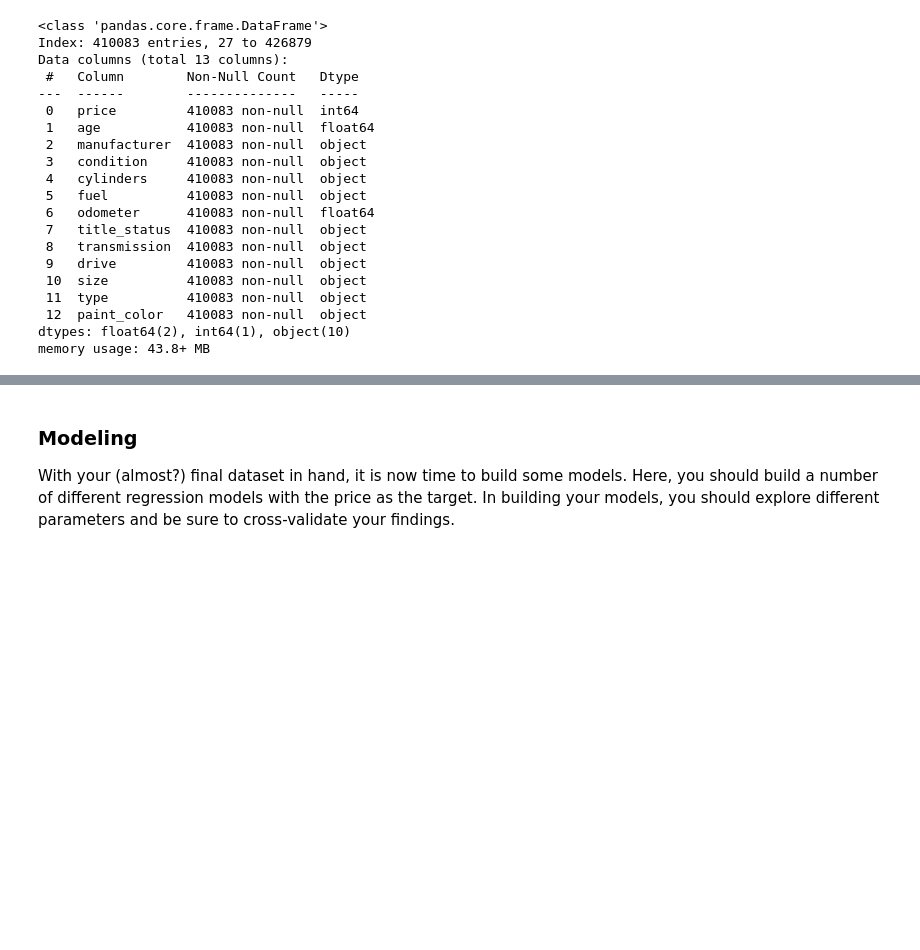
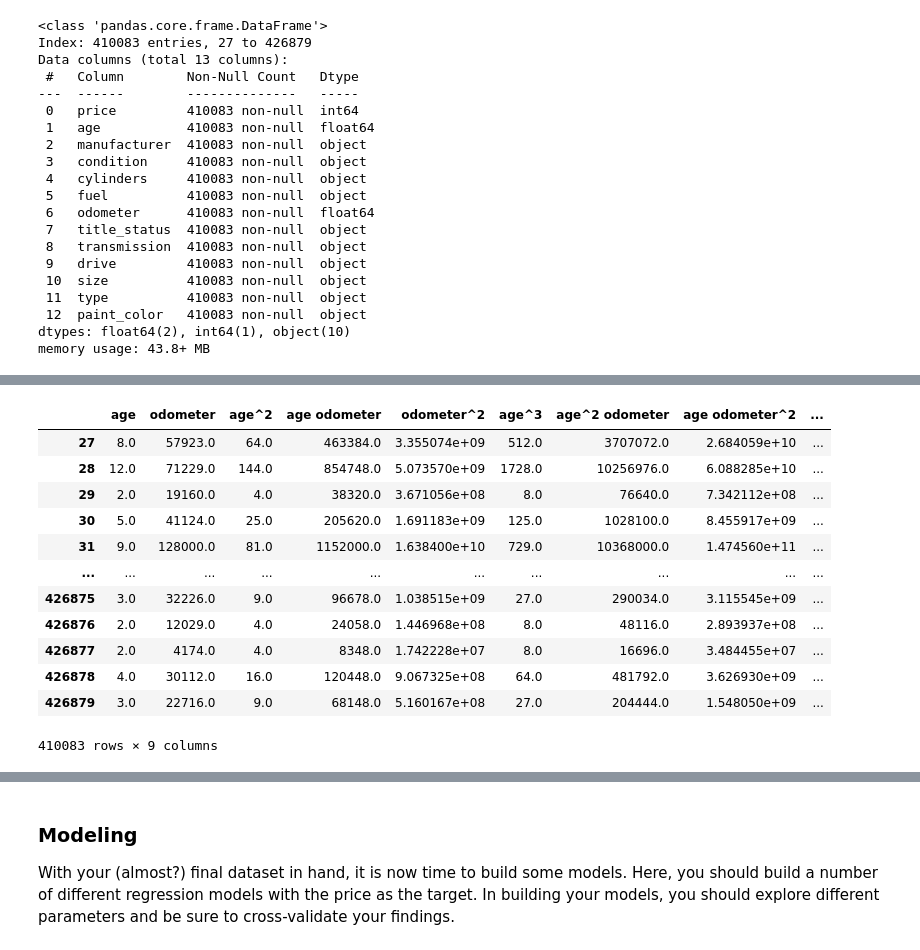
Before and after one commit to kyledunne/mlai-practical-app-2, a Jupyter notebook: prompt_II.ipynb, the cells around one changed output, grey strips where cells are left out. Saved outputs shown, nothing was run; the diff lists cells and outputs as text; code cells hidden in the pictures; blank space fills up the shorter version.

```diff
--- a/prompt_II.ipynb
+++ b/prompt_II.ipynb
@@ -209,0 +234,16 @@ memory usage: 43.8+ MB
+# %%
+transformed
+# %% [output]
+|  | age | odometer | age^2 | age odometer | odometer^2 | age^3 | age^2 odometer | age odometer^2 | ... |
+| 27 | 8.0 | 57923.0 | 64.0 | 463384.0 | 3.355074e+09 | 512.0 | 3707072.0 | 2.684059e+10 | ... |
+| 28 | 12.0 | 71229.0 | 144.0 | 854748.0 | 5.073570e+09 | 1728.0 | 10256976.0 | 6.088285e+10 | ... |
+| 29 | 2.0 | 19160.0 | 4.0 | 38320.0 | 3.671056e+08 | 8.0 | 76640.0 | 7.342112e+08 | ... |
+| 30 | 5.0 | 41124.0 | 25.0 | 205620.0 | 1.691183e+09 | 125.0 | 1028100.0 | 8.455917e+09 | ... |
+| 31 | 9.0 | 128000.0 | 81.0 | 1152000.0 | 1.638400e+10 | 729.0 | 10368000.0 | 1.474560e+11 | ... |
+| ... | ... | ... | ... | ... | ... | ... | ... | ... | ... |
+| 426875 | 3.0 | 32226.0 | 9.0 | 96678.0 | 1.038515e+09 | 27.0 | 290034.0 | 3.115545e+09 | ... |
+| 426876 | 2.0 | 12029.0 | 4.0 | 24058.0 | 1.446968e+08 | 8.0 | 48116.0 | 2.893937e+08 | ... |
+| 426877 | 2.0 | 4174.0 | 4.0 | 8348.0 | 1.742228e+07 | 8.0 | 16696.0 | 3.484455e+07 | ... |
+| 426878 | 4.0 | 30112.0 | 16.0 | 120448.0 | 9.067325e+08 | 64.0 | 481792.0 | 3.626930e+09 | ... |
+| 426879 | 3.0 | 22716.0 | 9.0 | 68148.0 | 5.160167e+08 | 27.0 | 204444.0 | 1.548050e+09 | ... |
+410083 rows × 9 columns
```
Also changed, not shown: parts of 10 cells of this notebook.
